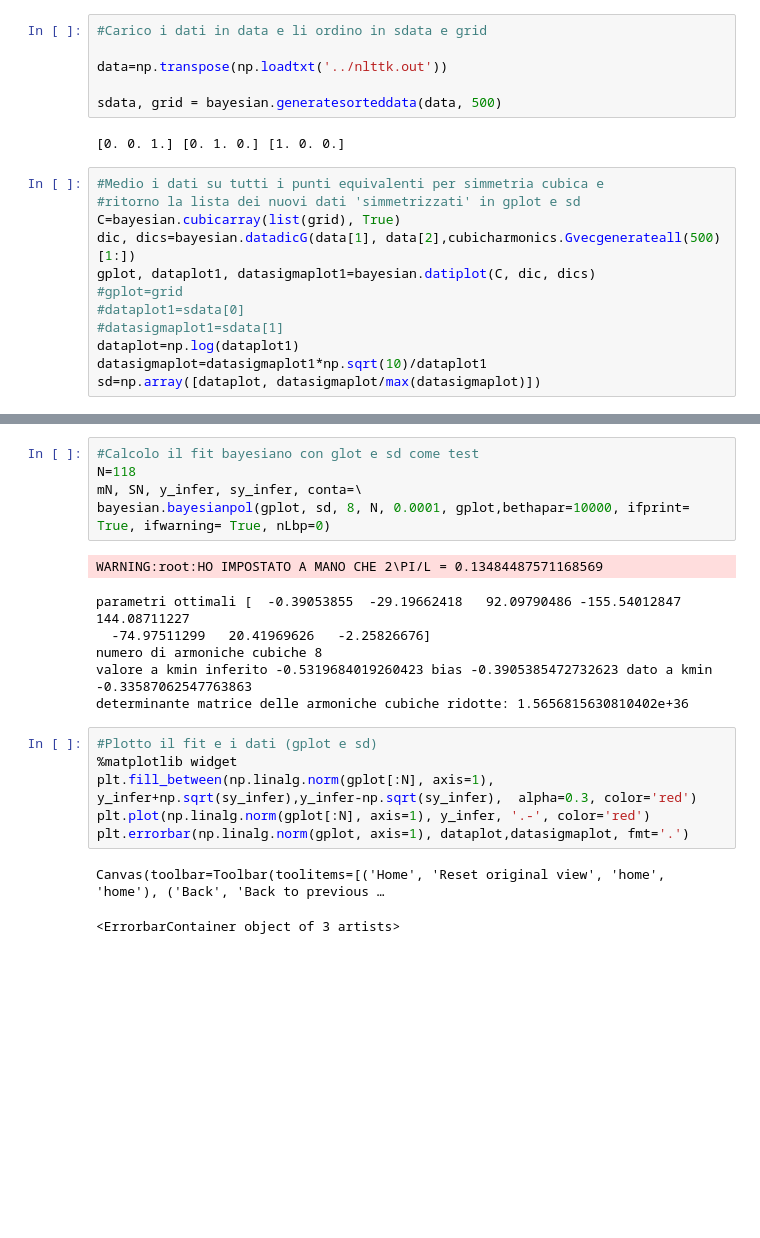
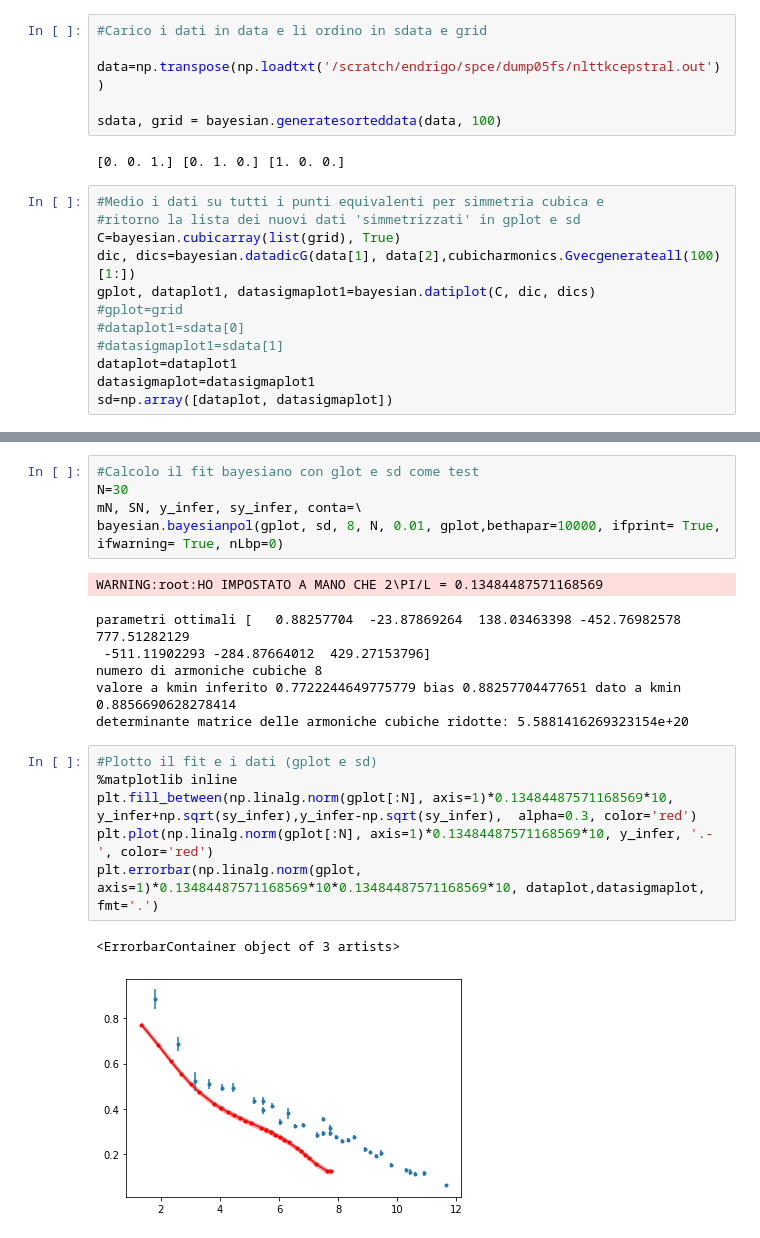
Before and after one commit to enrdrigo/transportwithdensities, a Jupyter notebook: bayescubicdk.ipynb, the cells around one changed output, grey strips where cells are left out. Saved outputs shown, nothing was run; the diff lists cells and outputs as text; blank space fills up the shorter version.

```diff
--- a/bayescubicdk.ipynb
+++ b/bayescubicdk.ipynb
@@ -7,21 +7,21 @@ import copy
 # %%
 #Carico i dati in data e li ordino in sdata e grid
 
-data=np.transpose(np.loadtxt('../nlttk.out'))
+data=np.transpose(np.loadtxt('/scratch/endrigo/spce/dump05fs/nlttkcepstral.out'))
 
-sdata, grid = bayesian.generatesorteddata(data, 500)
+sdata, grid = bayesian.generatesorteddata(data, 100)
 # %% [output]
 [0. 0. 1.] [0. 1. 0.] [1. 0. 0.]
 # %%
 #Medio i dati su tutti i punti equivalenti per simmetria cubica e
 #ritorno la lista dei nuovi dati 'simmetrizzati' in gplot e sd
 C=bayesian.cubicarray(list(grid), True)
-dic, dics=bayesian.datadicG(data[1], data[2],cubicharmonics.Gvecgenerateall(500)[1:])
+dic, dics=bayesian.datadicG(data[1], data[2],cubicharmonics.Gvecgenerateall(100)[1:])
 gplot, dataplot1, datasigmaplot1=bayesian.datiplot(C, dic, dics)
 #gplot=grid
 #dataplot1=sdata[0]
 #datasigmaplot1=sdata[1]
-dataplot=np.log(dataplot1)
-datasigmaplot=datasigmaplot1*np.sqrt(10)/dataplot1
-sd=np.array([dataplot, datasigmaplot/max(datasigmaplot)])
+dataplot=dataplot1
+datasigmaplot=datasigmaplot1
+sd=np.array([dataplot, datasigmaplot])
 # %% [output]
@@ -32,23 +32,23 @@ numero di elementi non equivalenti per simmetria cubica:  118
 # %%
 #Calcolo il fit bayesiano con glot e sd come test
-N=118
+N=30
 mN, SN, y_infer, sy_infer, conta=\
-bayesian.bayesianpol(gplot, sd, 8, N, 0.0001, gplot,bethapar=10000, ifprint= True, ifwarning= True, nLbp=0)
+bayesian.bayesianpol(gplot, sd, 8, N, 0.01, gplot,bethapar=10000, ifprint= True, ifwarning= True, nLbp=0)
 # %% [output]
 WARNING:root:HO IMPOSTATO A MANO CHE 2\PI/L = 0.13484487571168569
-parametri ottimali [  -0.39053855  -29.19662418   92.09790486 -155.54012847  144.08711227
-  -74.97511299   20.41969626   -2.25826676]
+parametri ottimali [   0.88257704  -23.87869264  138.03463398 -452.76982578  777.51282129
+ -511.11902293 -284.87664012  429.27153796]
 numero di armoniche cubiche 8
-valore a kmin inferito -0.5319684019260423 bias -0.3905385472732623 dato a kmin -0.33587062547763863
-determinante matrice delle armoniche cubiche ridotte: 1.5656815630810402e+36
+valore a kmin inferito 0.7722244649775779 bias 0.88257704477651 dato a kmin 0.8856690628278414
+determinante matrice delle armoniche cubiche ridotte: 5.5881416269323154e+20
 # %%
 #Plotto il fit e i dati (gplot e sd)
-%matplotlib widget
-plt.fill_between(np.linalg.norm(gplot[:N], axis=1), y_infer+np.sqrt(sy_infer),y_infer-np.sqrt(sy_infer),  alpha=0.3, color='red')
-plt.plot(np.linalg.norm(gplot[:N], axis=1), y_infer, '.-', color='red')
-plt.errorbar(np.linalg.norm(gplot, axis=1), dataplot,datasigmaplot, fmt='.')
+%matplotlib inline
+plt.fill_between(np.linalg.norm(gplot[:N], axis=1)*0.13484487571168569*10, y_infer+np.sqrt(sy_infer),y_infer-np.sqrt(sy_infer),  alpha=0.3, color='red')
+plt.plot(np.linalg.norm(gplot[:N], axis=1)*0.13484487571168569*10, y_infer, '.-', color='red')
+plt.errorbar(np.linalg.norm(gplot, axis=1)*0.13484487571168569*10*0.13484487571168569*10, dataplot,datasigmaplot, fmt='.')
 # %% [output]
-Canvas(toolbar=Toolbar(toolitems=[('Home', 'Reset original view', 'home', 'home'), ('Back', 'Back to previous …
+<ErrorbarContainer object of 3 artists>
-<ErrorbarContainer object of 3 artists>
+[figure, added]
 # %%
 #Calcolo il best fit su gplot e sd con 50 dati
```
Also changed, not shown: parts of 10 cells of this notebook, 6 other files.
